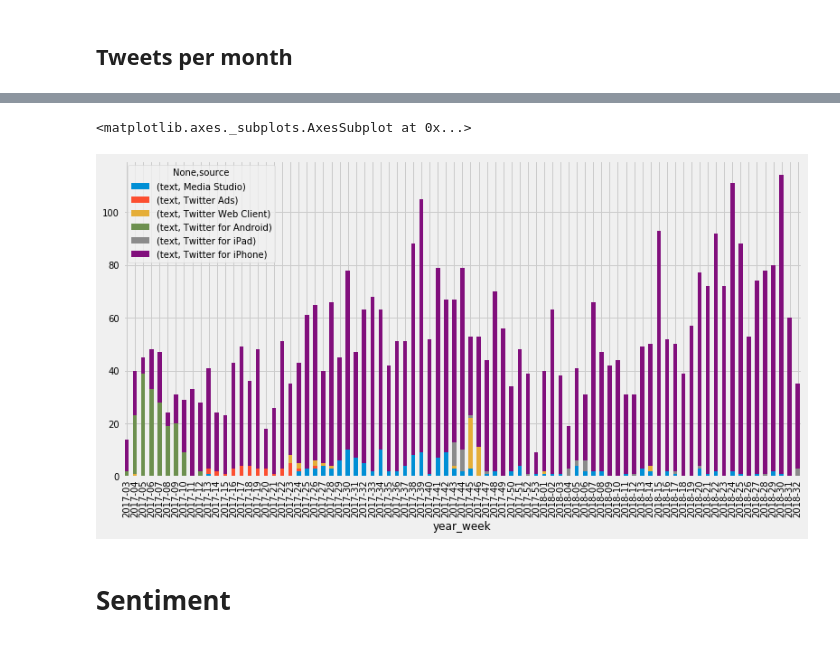
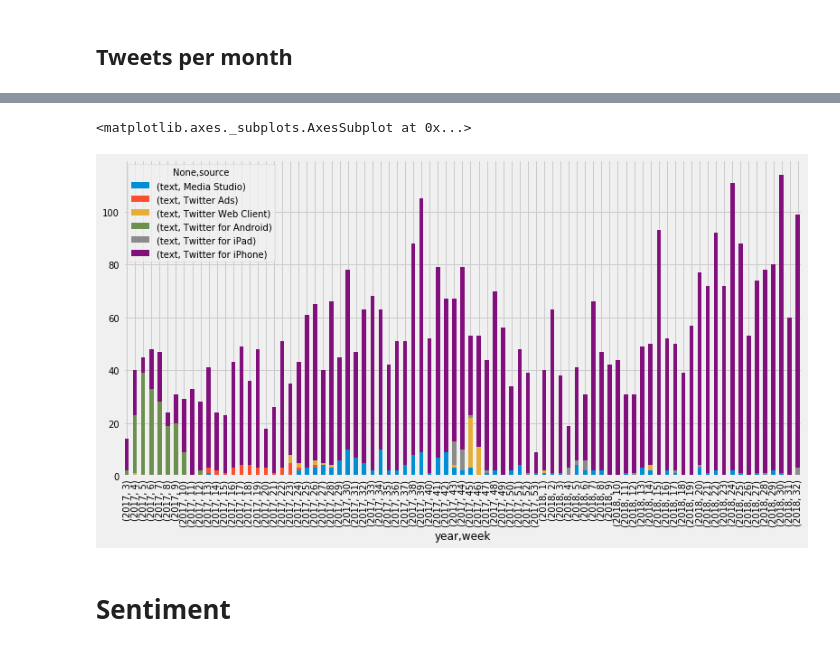
Before and after one commit to nprapps/trump-tweet-analysis, a Jupyter notebook: trump-tweets.ipynb, the cells around one changed output, grey strips where cells are left out. Drawn from its saved outputs; the diff is of its cells as text; code cells hidden in the pictures.

```diff
--- a/trump-tweets.ipynb
+++ b/trump-tweets.ipynb
@@ -69,7 +74,7 @@ Open the downloaded, unzipped JSON file, run sentiment analysis, remove multi-va
 # with open('data/master_2017.json') as f:
 #     jsondata = json.load(f)
 
-with open('data/trumptwitterarchive-20180814.json') as f:
+with open('data/trumptwitterarchive-20180826.json') as f:
     jsondata = json.load(f)
 
     analyzer = SentimentIntensityAnalyzer()
@@ -274,11 +289,11 @@ tweetsPerMonth.iloc[::-1].plot(kind='barh', stacked=True)
 # %%
 # tweetsPerWeek = tweets[['source', 'week', 'text']].pivot_table(index='week', columns=['source'], aggfunc='count')
-tweetsPerWeek = tweets[['source', 'year_week', 'text']].pivot_table(index='year_week', columns=['source'], aggfunc='count')
+tweetsPerWeek = tweets[['source', 'year', 'week', 'text']].pivot_table(index=['year', 'week'], columns=['source'], aggfunc='count')
 tweetsPerWeek.to_csv('output/tweetsperweek-by-device.csv', na_rep=0)
 tweetsPerWeek.plot(kind='bar', stacked=True)
 # %% [output]
 <matplotlib.axes._subplots.AxesSubplot at 0x...>
-[figure, old version]
+[figure, new version]
 # %% [markdown]
 # Sentiment
 # %% [markdown]
```
Also changed, not shown: parts of 15 cells of this notebook, 20 other files.
